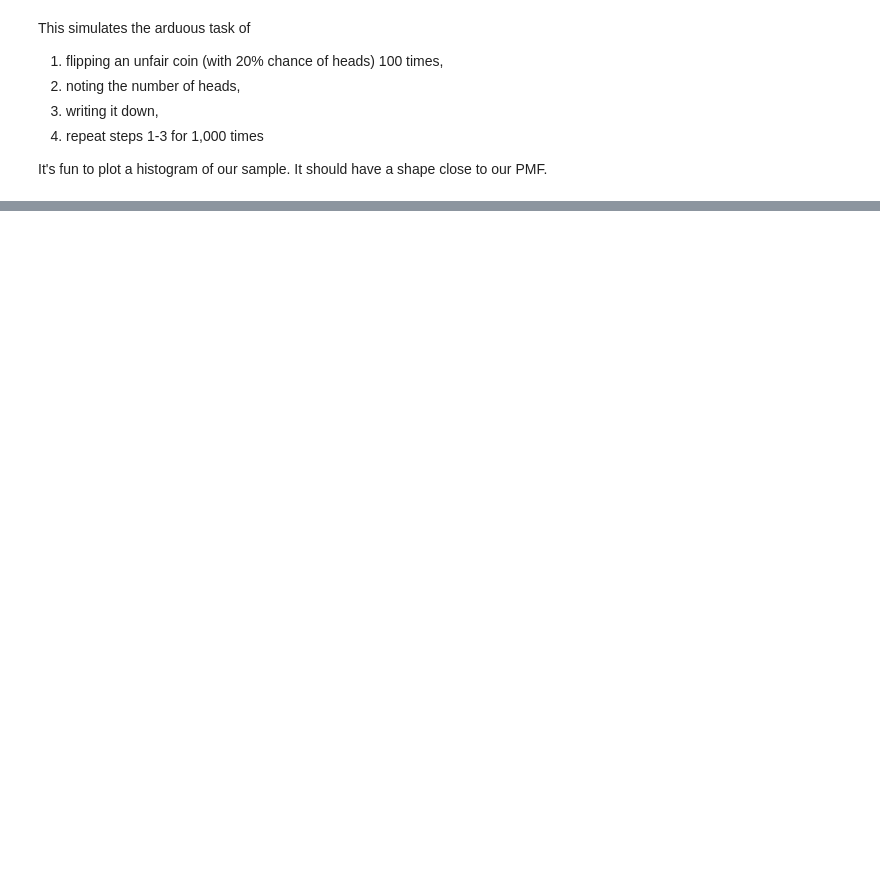
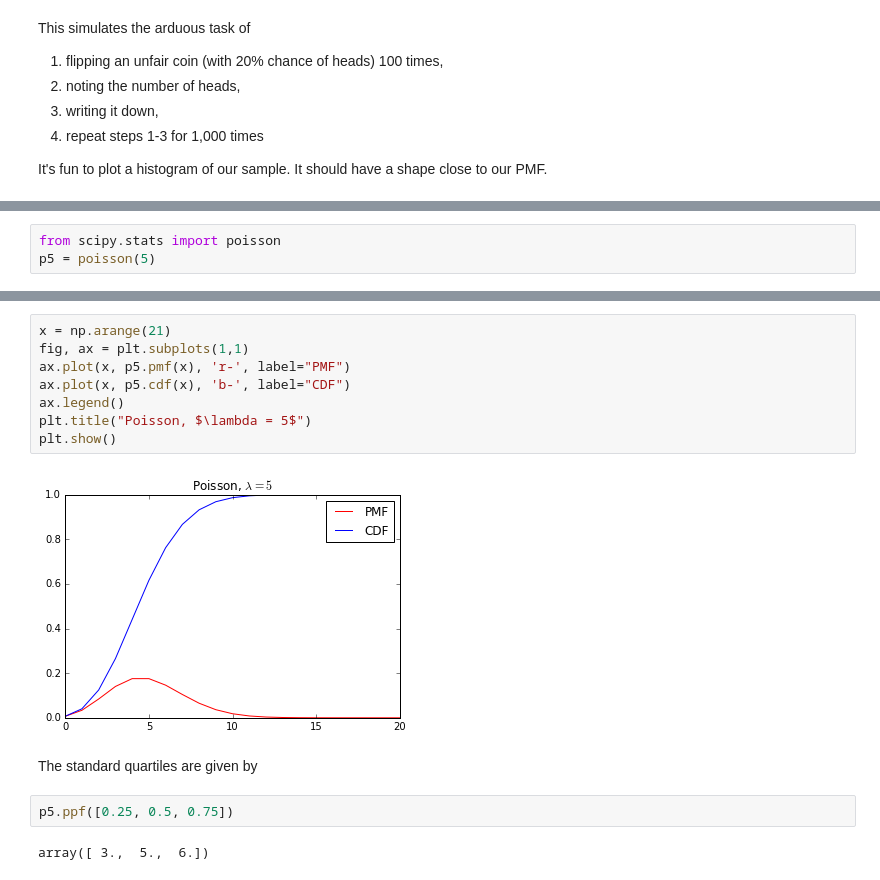
Before and after one commit to lacounty-isab/workshops, a Jupyter notebook: distributions/python/distributions.ipynb, the cells around one changed output, grey strips where cells are left out. Drawn from its saved outputs; the diff is of its cells as text; blank space fills up the shorter version.

Commit message:
Added Poisson API samples to R and Python.
Started on the Poisson section in the math supplement.

```diff
--- a/distributions/python/distributions.ipynb
+++ b/distributions/python/distributions.ipynb
@@ -240,0 +268,3 @@ plt.show()
+# %%
+from scipy.stats import poisson
+p5 = poisson(5)
@@ -240,0 +294,16 @@ plt.show()
+# %%
+x = np.arange(21)
+fig, ax = plt.subplots(1,1)
+ax.plot(x, p5.pmf(x), 'r-', label="PMF")
+ax.plot(x, p5.cdf(x), 'b-', label="CDF")
+ax.legend()
+plt.title("Poisson, $\lambda = 5$")
+plt.show()
+# %% [output]
+[figure, added]
+# %% [markdown]
+The standard quartiles are given by
+# %%
+p5.ppf([0.25, 0.5, 0.75])
+# %% [output]
+array([ 3.,  5.,  6.])
```
Also changed, not shown: parts of 13 cells of this notebook, 4 other files.
